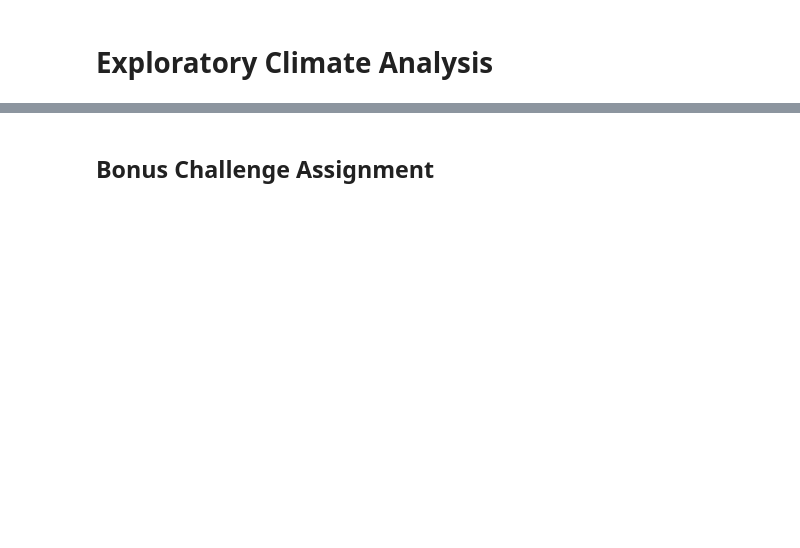
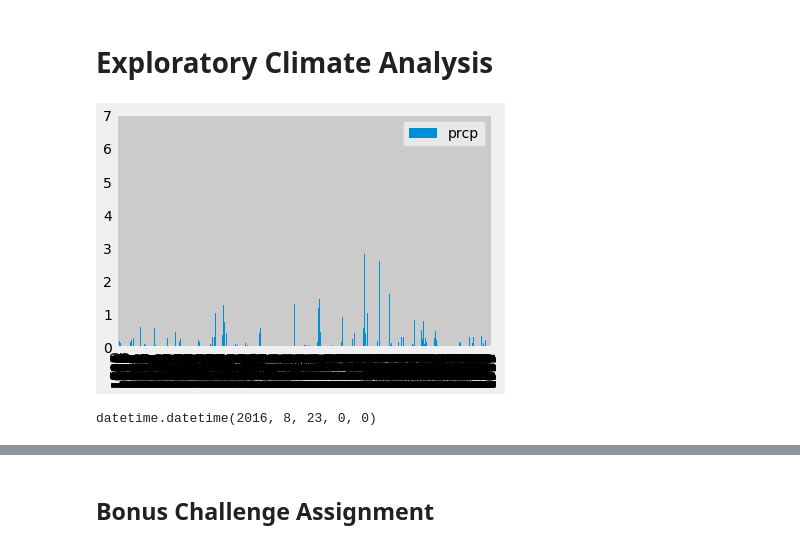
Before and after one commit to Danne-Paredes/sqlalchemy-challenge, a Jupyter notebook: climate_starter.ipynb, the cells around one changed output, grey strips where cells are left out. Cells and saved outputs as stored; diff of their text form; code cells hidden in the pictures; blank space fills up the shorter version.

```diff
--- a/climate_starter.ipynb
+++ b/climate_starter.ipynb
@@ -59,17 +64,31 @@ end_date
 # %%
 # Design a query to retrieve the last 12 months of precipitation data and plot the results
-querydate = end_date-timedelta(365)
-sel = [measurement.date,measurement.prcp]
-queryresult = session.query(*sel).filter(measurement.date >= querydate).all()
-querydate
+latest_date = session.query(measurement.date).order_by(measurement.date.desc()).first()
+latest_str = dt.datetime.strptime(lateststr[0], '%Y-%m-%d')
+
+
 # Calculate the date 1 year ago from the last data point in the database
 
+query_date = latestdate-dt.timedelta(days=365)
+
 # Perform a query to retrieve the data and precipitation scores
+sel = [measurement.date,measurement.prcp]
+precip = session.query(*sel).\
+    filter(measurement.date >= query_date).all()
 
 # Save the query results as a Pandas DataFrame and set the index to the date column
-
+query_df = pd.DataFrame(precip)
+query_df
 # Sort the dataframe by date
-
+sorted_df = query_df.sort_values(by=['date'])
+sorted_df
 # Use Pandas Plotting with Matplotlib to plot the data
+hist = sorted_df.plot.bar()
+# %% [output]
+[figure, added]
+# %%
+query_date
+# %% [output]
+datetime.datetime(2016, 8, 23, 0, 0)
 # %%
 # Use Pandas to calcualte the summary statistics for the precipitation data
```
Also changed, not shown: parts of 10 cells of this notebook, 1 other file.
